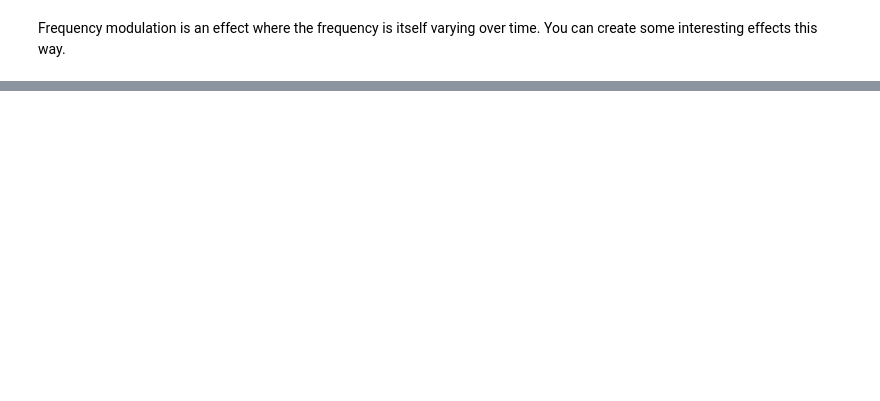
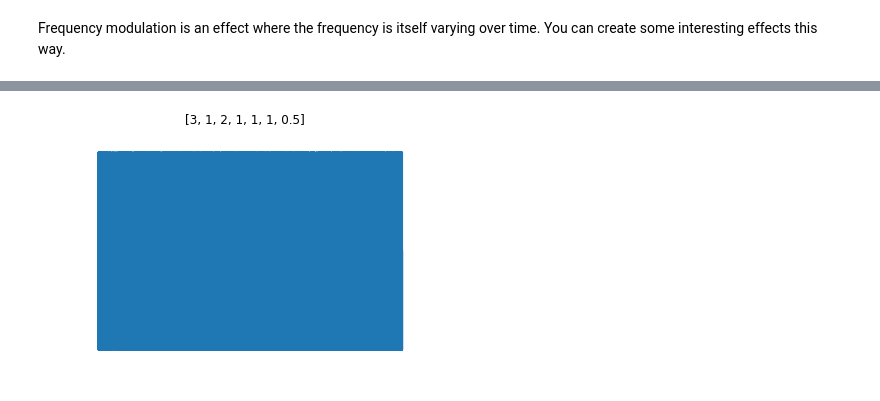
Before and after one commit to mathsian/demo-notebooks, a Jupyter notebook: audio.ipynb, the cells around one changed output, grey strips where cells are left out. Saved outputs shown, nothing was run; the diff lists cells and outputs as text; code cells hidden in the pictures; blank space fills up the shorter version.

```diff
--- a/audio.ipynb
+++ b/audio.ipynb
@@ -84,4 +84,8 @@ xs = np.linspace(0,10,framerate*10)
 fmod = np.sin(2*np.pi*220*xs)
 ys = np.sin(2*np.pi*(440+fmod)*xs)
 Audio(ys,rate=framerate)
+fig, myaxes = plt.subplots(1,1)
+fig.suptitle(harmonics)
+myaxes.plot(xs,ys)
+myaxes.set_axis_off()
 # %% [output]
@@ -88,0 +92 @@ Audio(ys,rate=framerate)
+[figure, added]
```
Also changed, not shown: parts of 2 cells of this notebook, 3 other files.
